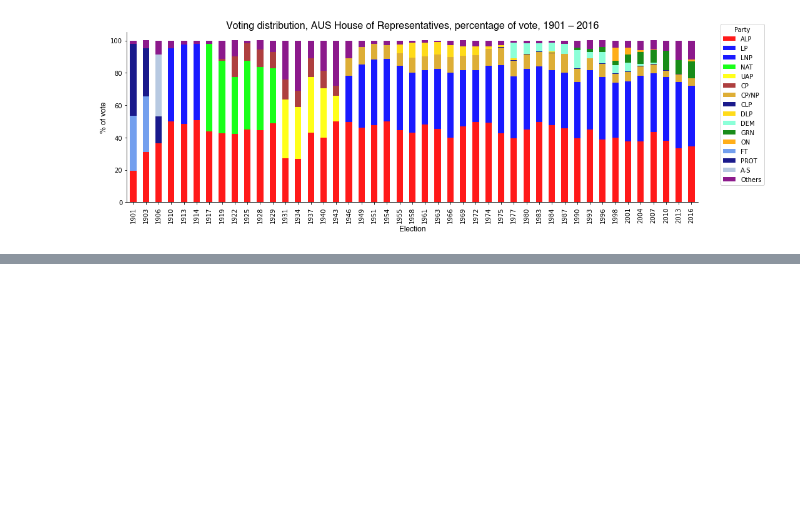
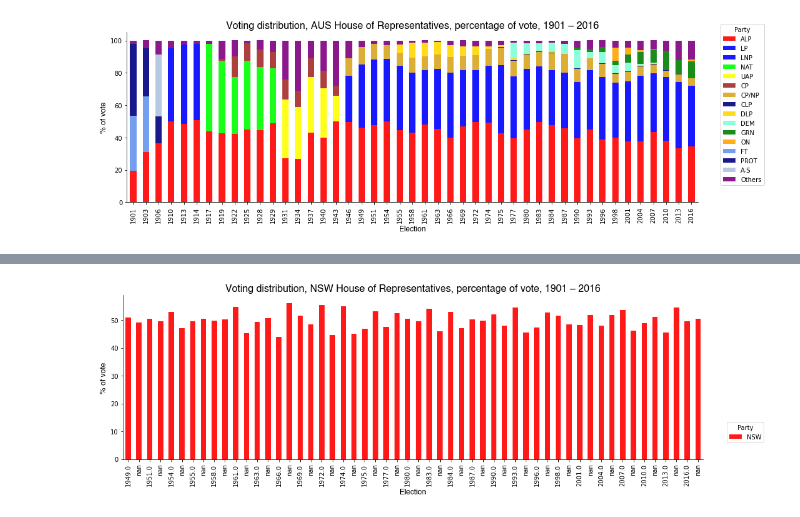
Before and after one commit to mnperic/australian-federal-elections, a Jupyter notebook: australian-federal-elections.ipynb, the cells around one changed output, grey strips where cells are left out. Cells and saved outputs as stored; diff of their text form; code cells hidden in the pictures; blank space fills up the shorter version.

```diff
--- a/australian-federal-elections.ipynb
+++ b/australian-federal-elections.ipynb
@@ -520,0 +561,29 @@ tpp_df.head()
+# %%
+# Plot TPP – NSW
+
+# Font families
+font_1 = {'family':'helvetica','color':'black','size':16}
+font_2 = {'family':'helvetica','color':'black','size':12}
+
+# Define data
+
+# Plot
+nsw_tpp_df.plot(figsize=(15,5), kind="bar", stacked=True, alpha=0.9, color=['red']
+
+             ).legend(loc=(1.04, 0.1), ncol=1, title="Party")
+
+plt.title("Voting distribution, NSW House of Representatives, percentage of vote, 1901 – 2016", fontdict = font_1)
+plt.xlabel("Election", fontdict = font_2)
+plt.ylabel("% of vote", fontdict = font_2)
+
+# Aesthetics
+plt.gca().spines['top'].set_visible(False)
+plt.gca().spines['right'].set_visible(False)
+plt.tight_layout()
+
+# Show/save
+#plt.savefig("/Users/minoperic/Data Analytics/Data Investigations/australian-federal-elections/Images/nsw.png",
+            #transparent=False, dpi=300)
+plt.show()
+# %% [output]
+[figure, added]
```
Also changed, not shown: parts of 4 cells of this notebook.
